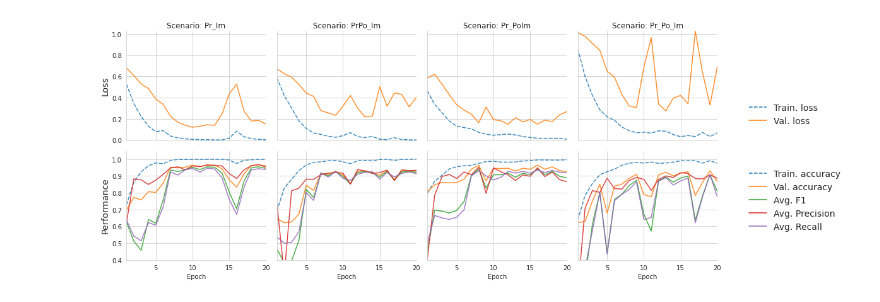
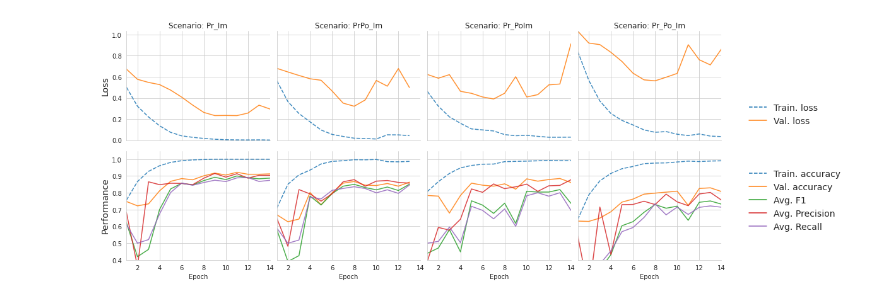
Before and after one commit to narslab/vis-inference, a Jupyter notebook: bin/jupyter/plot-cnn-performance.ipynb, the cells around one changed output. Drawn from its saved outputs; the diff is of its cells as text; code cells hidden in the pictures.

Commit message:
new results and bib file

```diff
--- a/bin/jupyter/plot-cnn-performance.ipynb
+++ b/bin/jupyter/plot-cnn-performance.ipynb
@@ -69,7 +69,7 @@ def plotCNNPerformanceMetrics(performance_file):
     g.savefig("../../figures/cnn-performance-metrics-" + str(resolution) + "px-plot.png", dpi=180)
     return(dfm)
 # %%
-PERFORMANCE_FILE  = "../../results/test-opt-cnn-performance-metrics-summary-128px.csv"
+PERFORMANCE_FILE  = "../../results/opt-cnn-performance-metrics-summary-128px.csv"
 d = plotCNNPerformanceMetrics(PERFORMANCE_FILE)
 # %% [output]
-[figure, old version]
+[figure, new version]
```
Also changed, not shown: 28 other files.
